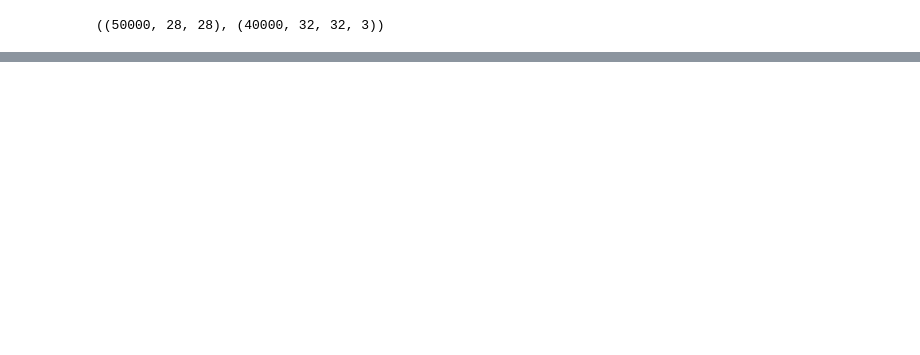
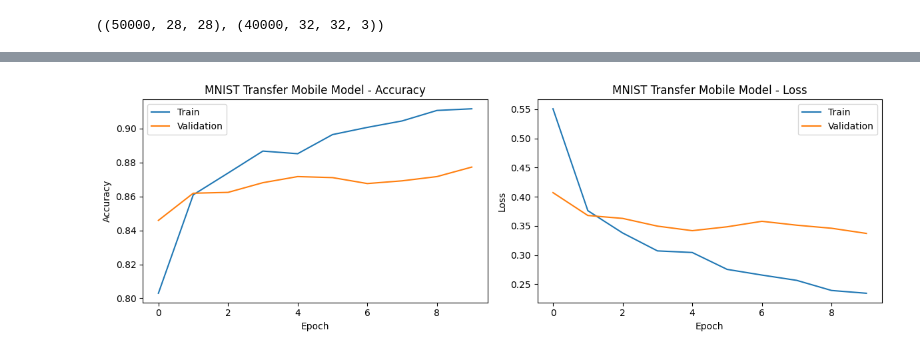
Before and after one commit to olesuv/homeworks-labs, a Jupyter notebook: deep-learning-tools/lab-4/lab-4.ipynb, the cells around one changed output, grey strips where cells are left out. Saved outputs shown, nothing was run; the diff lists cells and outputs as text; code cells hidden in the pictures; blank space fills up the shorter version.

Commit message:
succecss final train

```diff
--- a/deep-learning-tools/lab-4/lab-4.ipynb
+++ b/deep-learning-tools/lab-4/lab-4.ipynb
@@ -302,19 +302,19 @@ MNSIT Transfer Model Random Sample Classification:
 # %%
-mobile_base_model = keras.applications.MobileNetV2(input_shape=(32, 32, 3), include_top=False, weights='imagenet')
-mobile_base_model.trainable = False
+def create_transfer_learning_model(input_shape=(64, 64, 3), num_classes=10):
+    # Завантаження MobileNet як базової моделі з меншим розміром
+    base_model = tf.keras.applications.MobileNet(input_shape=input_shape, include_top=False, weights='imagenet')
+    base_model.trainable = False  # Заморожуємо базову модель
 
-def create_new_mnist_model():
-    model = keras.Sequential([
-        tf.keras.layers.Lambda(lambda x: tf.expand_dims(x, axis=-1)),  # Додає вимірність каналу до (None, 28, 28, 1)
-        tf.keras.layers.Lambda(lambda x: tf.image.resize(x, (32, 32))),  # Змінює розмір зображень до (None, 32, 32, 1)
-        tf.keras.layers.Lambda(lambda x: tf.concat([x, x, x], axis=-1)),  # Копіює канали до (None, 32, 32, 3)
-        mobile_base_model,
-        layers.Flatten(),
+    # Додаємо шари для зміни розміру та класифікації
+    model = models.Sequential([
+        layers.Resizing(64, 64, input_shape=(28, 28, 1)),  # Менший розмір
+        layers.Conv2D(3, (3, 3), padding='same', activation='relu'),  # Конвертація до 3 каналів
+        base_model,
+        layers.GlobalAveragePooling2D(),
         layers.Dense(128, activation='relu'),
-        layers.Dropout(0.5),
-        layers.Dense(10, activation='softmax')
+        layers.Dense(num_classes, activation='softmax')  # 10 класів для Fashion MNIST
     ])
+
+    # Компіляція моделі
+    model.compile(optimizer='adam', loss='sparse_categorical_crossentropy', metrics=['accuracy'])
     return model
-
-new_mnist_model = create_new_mnist_model()
-new_mnist_hist = train_model(new_mnist_model)
@@ -338,0 +321,3 @@ Epoch 33/50
+# %%
+new_transfer_mnsit_model = create_transfer_learning_model()
+new_mnsit_hist = train_model(new_transfer_mnsit_model, epochs=10)
@@ -339,4 +345,6 @@ Epoch 33/50
 # %%
-plot_learning_curve(new_mnist_hist, 'MNIST Transfer Mobile Model')
+plot_learning_curve(new_mnsit_hist, 'MNIST Transfer Mobile Model')
+# %% [output]
+[figure, added]
 # %%
 print("MNIST Transfer Mobile Model Classification Report:")
```
Also changed, not shown: parts of 16 cells of this notebook.
